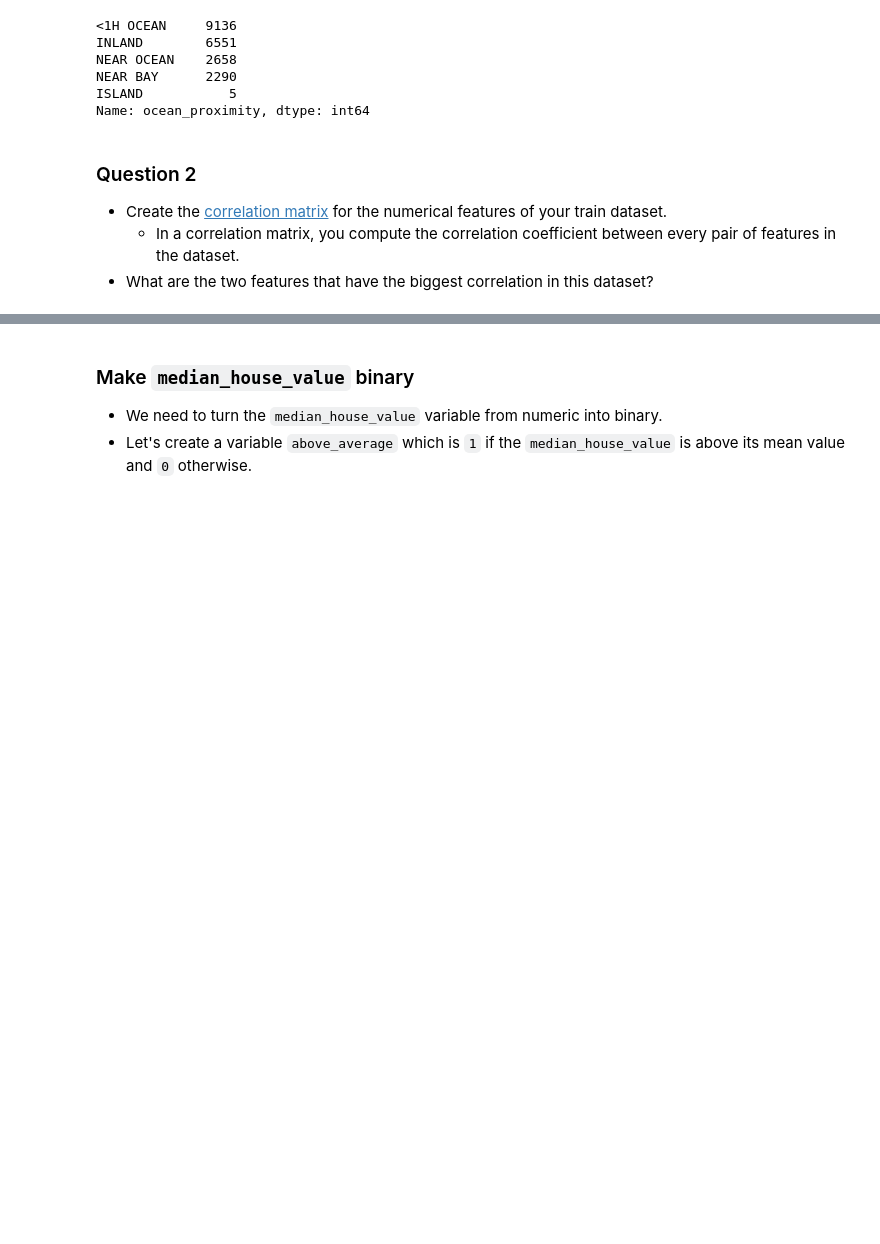
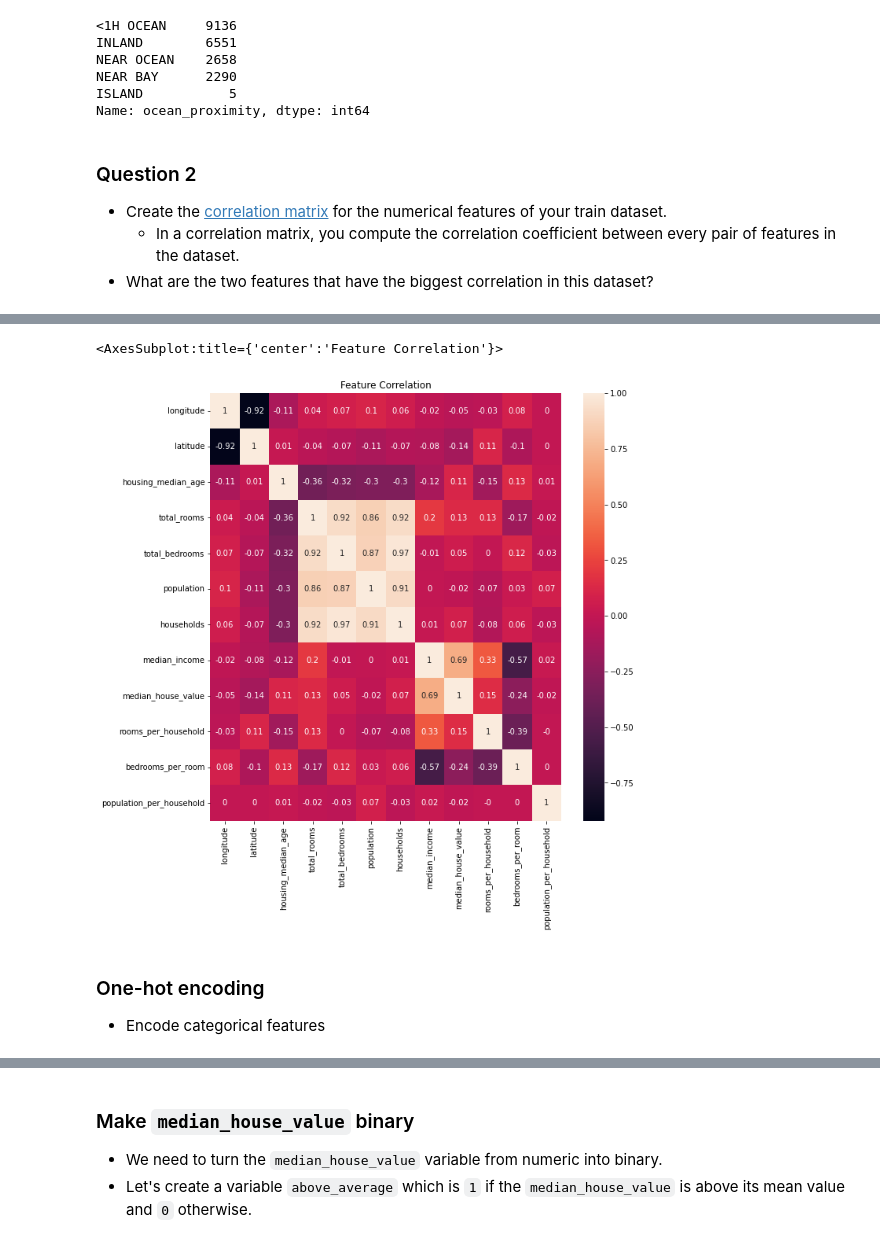
Before and after one commit to alejomaar/Machine-Learning-Zoomcamp, a Jupyter notebook: Week 3/03-classification.ipynb, the cells around one changed output, grey strips where cells are left out. Saved outputs shown, nothing was run; the diff lists cells and outputs as text; code cells hidden in the pictures; blank space fills up the shorter version.

```diff
--- a/Week 3/03-classification.ipynb
+++ b/Week 3/03-classification.ipynb
@@ -96,0 +81,14 @@ df[numerical].corr()
+# %%
+import seaborn as sns
+import matplotlib.pyplot as plt
+
+plt.subplots(figsize=(10,10))
+plt.title('Feature Correlation')
+sns.heatmap(df.corr().round(2), annot=True)
+# %% [output]
+<AxesSubplot:title={'center':'Feature Correlation'}>
+[figure, added]
+# %% [markdown]
+### One-hot encoding
+
+* Encode categorical features
```
Also changed, not shown: parts of 20 cells of this notebook.
